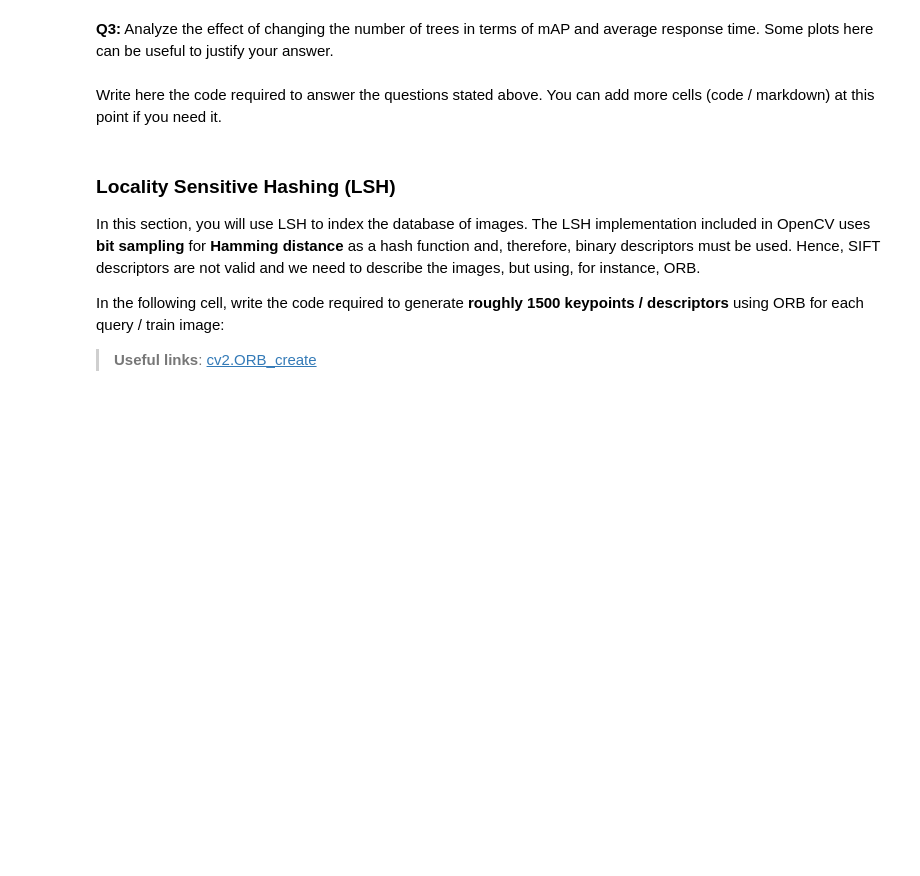
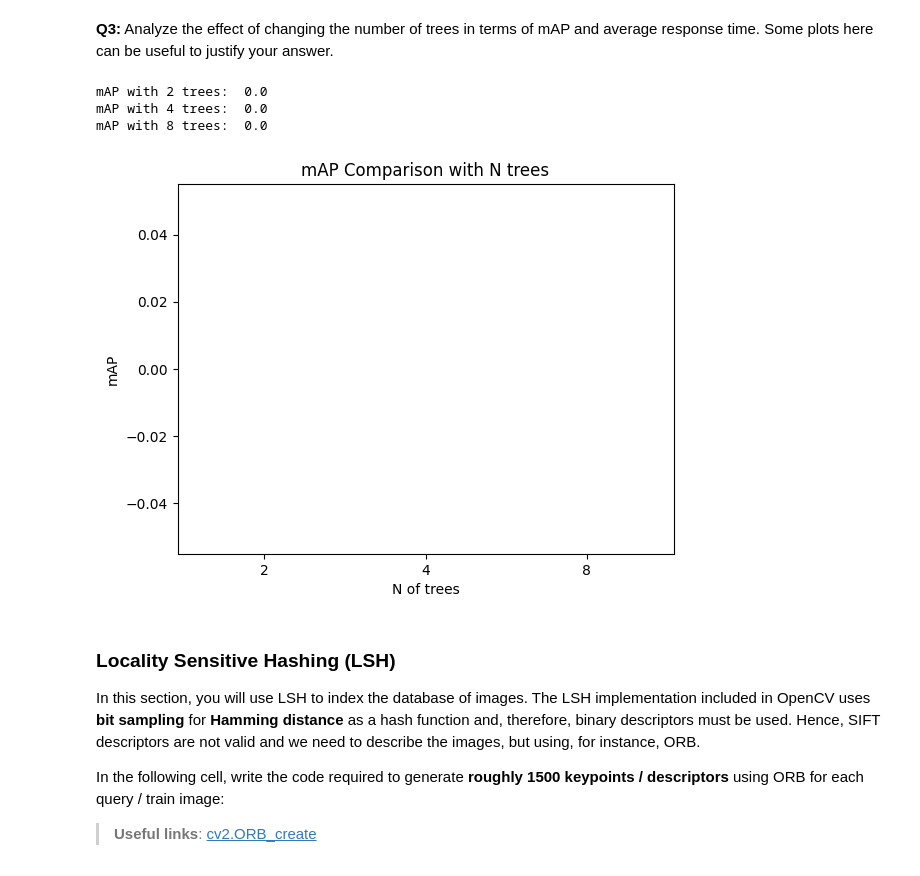
Before and after one commit to claredavies/ImageIndexing, a Jupyter notebook: Image_Indexing_Assignment2.ipynb, the cells around one changed output. Drawn from its saved outputs; the diff is of its cells as text; code cells hidden in the pictures; blank space fills up the shorter version.

```diff
--- a/Image_Indexing_Assignment2.ipynb
+++ b/Image_Indexing_Assignment2.ipynb
@@ -333,8 +336,43 @@ print('mAP: %.5f' % mAP_kdtree)
 Write here the code required to answer the questions stated above. You can add more cells (code / markdown) at this point if you need it.
 # %% [markdown]
 **Q3:** Analyze the effect of changing the number of trees in terms of mAP and average response time. Some plots here can be useful to justify your answer.
-# %% [markdown]
-Write here the code required to answer the questions stated above. You can add more cells (code / markdown) at this point if you need it.
+# %%
+index = build_db_kdtrees(train_desc[0:5], ntrees = 2)
+img_res = search_image(query_desc[0], index, train_names[0:5])
+results, mAP_kdtree2 = compute_mAP(query_names, query_desc, index, train_names[0:5])
+print("mAP with 2 trees: ", mAP_kdtree2)
+
+index = build_db_kdtrees(train_desc[0:5], ntrees = 4)
+img_res = search_image(query_desc[0], index, train_names[0:5])
+results, mAP_kdtree4 = compute_mAP(query_names, query_desc, index, train_names[0:5])
+print("mAP with 4 trees: ", mAP_kdtree4)
+
+index = build_db_kdtrees(train_desc[0:5], ntrees = 8)
+img_res = search_image(query_desc[0], index, train_names[0:5])
+results, mAP_kdtree8 = compute_mAP(query_names, query_desc, index, train_names[0:5])
+print("mAP with 8 trees: ", mAP_kdtree8)
+# %% [output]
+mAP with 2 trees:  0.0
+mAP with 4 trees:  0.0
+mAP with 8 trees:  0.0
+# %%
+# Data for the bar chart
+mAP_scores = [mAP_kdtree2, mAP_kdtree4, mAP_kdtree8]
+labels = ['2', '4', '8']
+
+# Create the bar chart
+fig, ax = plt.subplots()
+ax.bar(labels, mAP_scores)
+
+# Set the chart title and axis labels
+ax.set_title('mAP Comparison with N trees')
+ax.set_xlabel('N of trees')
+ax.set_ylabel('mAP')
+
+# Display the chart
+plt.show()
+# %% [output]
+[figure, added]
 # %% [markdown]
 ### Locality Sensitive Hashing (LSH)
 In this section, you will use LSH to index the database of images. The LSH implementation included in OpenCV uses **bit sampling** for **Hamming distance** as a hash function and, therefore, binary descriptors must be used. Hence, SIFT descriptors are not valid and we need to describe the images, but using, for instance, ORB.
```
Also changed, not shown: parts of 14 cells of this notebook.
